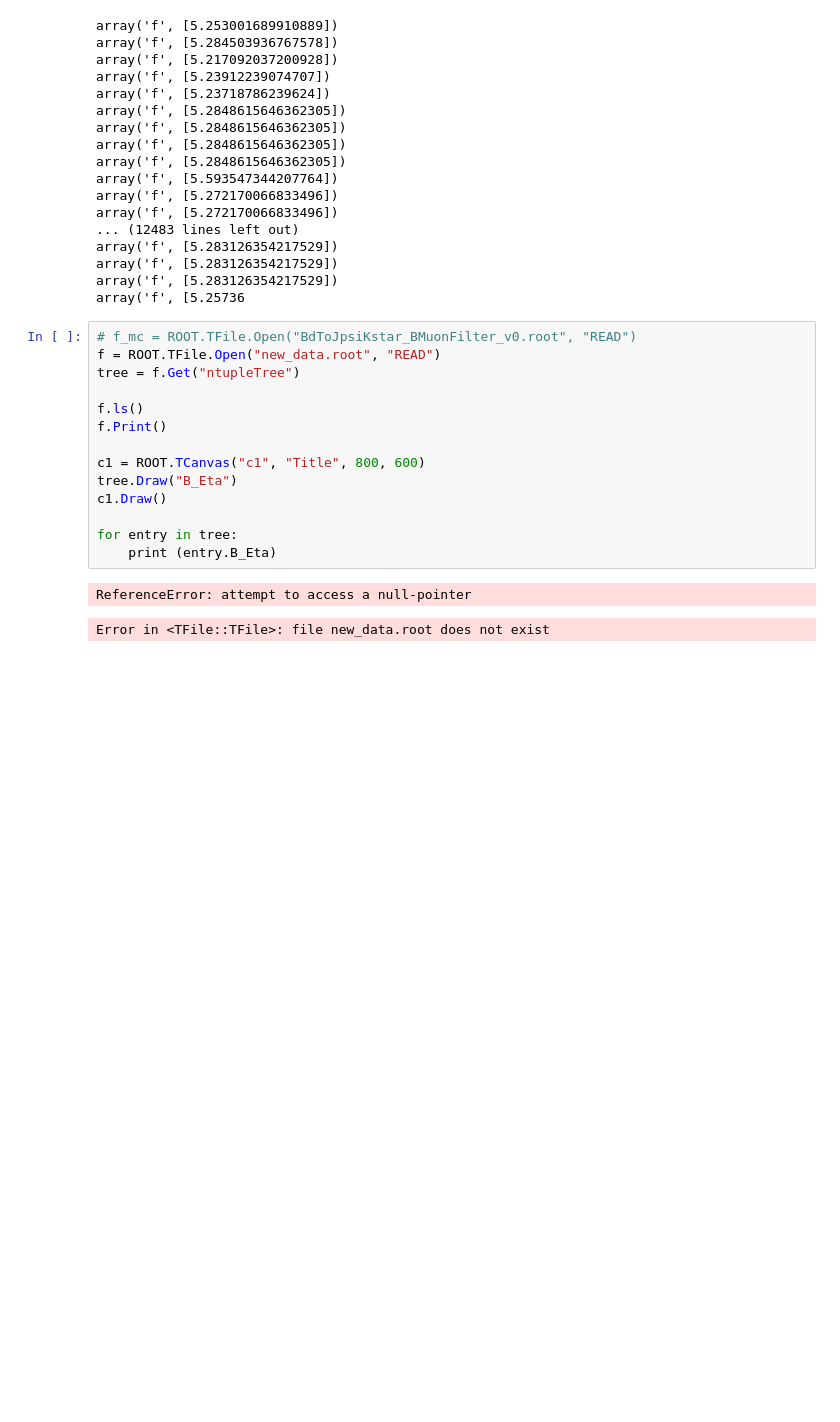
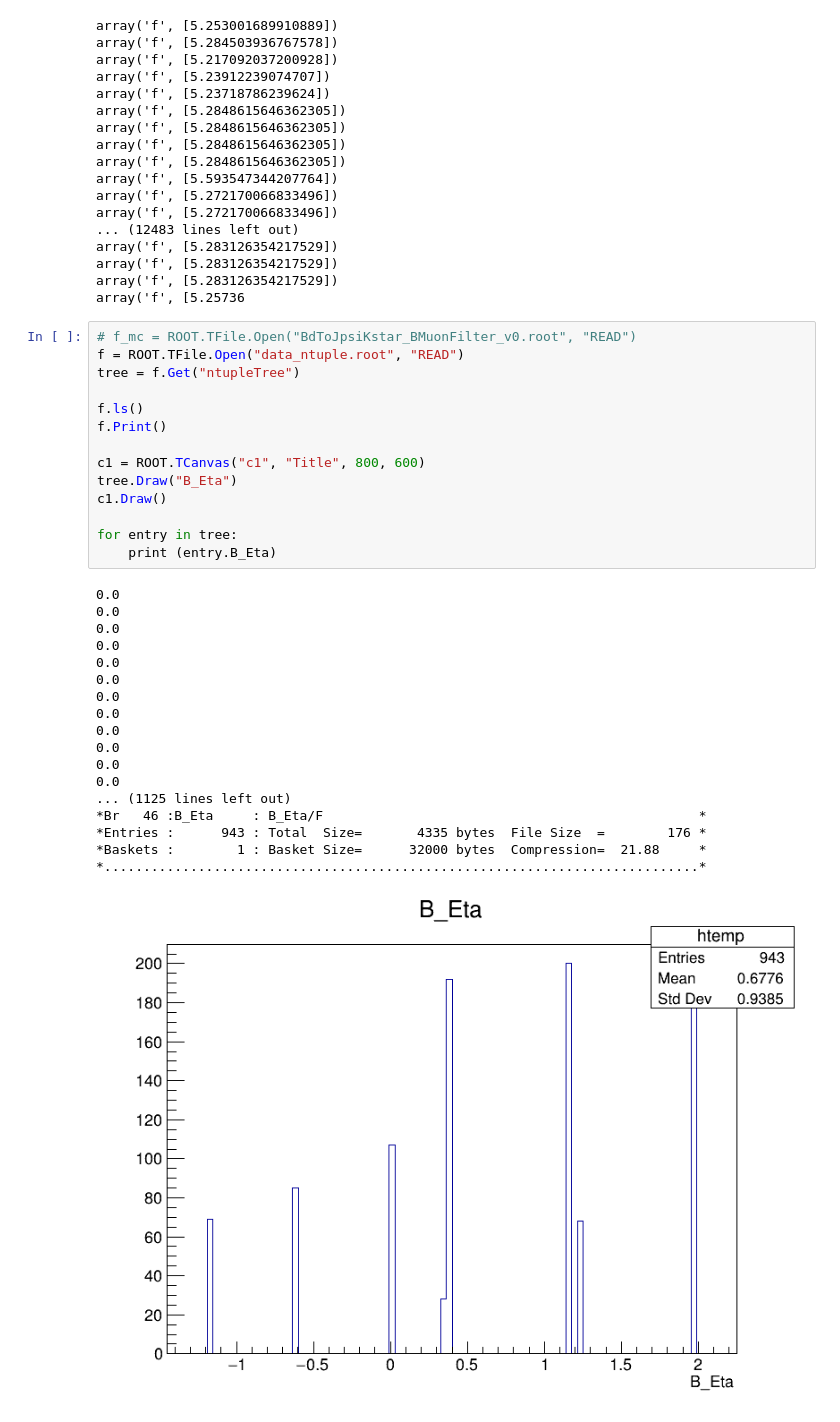
Before and after one commit to rubenpozzi97/B-parking-analysis, a Jupyter notebook: neural_network/reconstruction.ipynb, the cells around one changed output. Cells and saved outputs as stored; diff of their text form; blank space fills up the shorter version.

Commit message:
Filter background data

```diff
--- a/neural_network/reconstruction.ipynb
+++ b/neural_network/reconstruction.ipynb
@@ -187,18 +187,34 @@ array('f', [5.283126354217529])
 array('f', [5.25736
 # %%
 # f_mc = ROOT.TFile.Open("BdToJpsiKstar_BMuonFilter_v0.root", "READ")
-f = ROOT.TFile.Open("new_data.root", "READ")
+f = ROOT.TFile.Open("data_ntuple.root", "READ")
 tree = f.Get("ntupleTree")
 
 f.ls()
 f.Print()
 
 c1 = ROOT.TCanvas("c1", "Title", 800, 600)
 tree.Draw("B_Eta")
 c1.Draw()
 
 for entry in tree:
     print (entry.B_Eta)
 # %% [output]
-ReferenceError: attempt to access a null-pointer
+0.0
+0.0
+0.0
+0.0
+0.0
+0.0
+0.0
+0.0
+0.0
+0.0
+0.0
+0.0
+... (1125 lines left out)
+*Br   46 :B_Eta     : B_Eta/F                                                *
+*Entries :      943 : Total  Size=       4335 bytes  File Size  =        176 *
+*Baskets :        1 : Basket Size=      32000 bytes  Compression=  21.88     *
+*............................................................................*
-Error in <TFile::TFile>: file new_data.root does not exist
+[figure, added]
```
Also changed, not shown: parts of 1 cell of this notebook, 10 other files.
